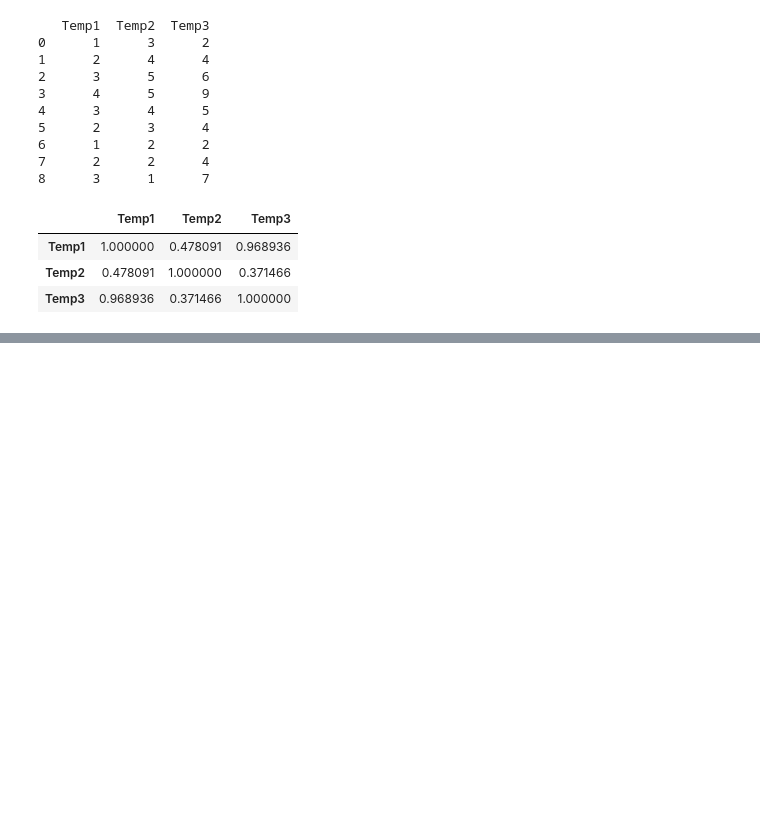
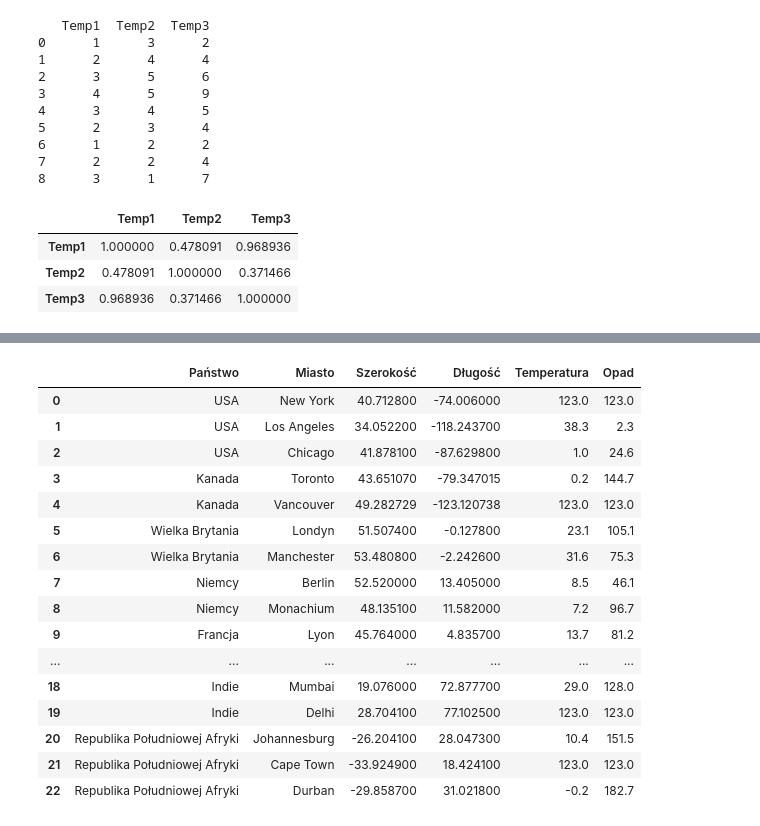
Before and after one commit to November7/AI4Youth, a Jupyter notebook: 3. Biblioteka Pandas/Python - lesson 5.ipynb, the cells around one changed output, grey strips where cells are left out. Drawn from its saved outputs; the diff is of its cells as text; code cells hidden in the pictures; blank space fills up the shorter version.

```diff
--- a/3. Biblioteka Pandas/Python - lesson 5.ipynb
+++ b/3. Biblioteka Pandas/Python - lesson 5.ipynb
@@ -430,0 +557,21 @@ df.corr()
+# %%
+kopia2 = all.fillna(123)
+kopia2
+# %% [output]
+|  | Państwo | Miasto | Szerokość | Długość | Temperatura | Opad |
+| 0 | USA | New York | 40.712800 | -74.006000 | 123.0 | 123.0 |
+| 1 | USA | Los Angeles | 34.052200 | -118.243700 | 38.3 | 2.3 |
+| 2 | USA | Chicago | 41.878100 | -87.629800 | 1.0 | 24.6 |
+| 3 | Kanada | Toronto | 43.651070 | -79.347015 | 0.2 | 144.7 |
+| 4 | Kanada | Vancouver | 49.282729 | -123.120738 | 123.0 | 123.0 |
+| 5 | Wielka Brytania | Londyn | 51.507400 | -0.127800 | 23.1 | 105.1 |
+| 6 | Wielka Brytania | Manchester | 53.480800 | -2.242600 | 31.6 | 75.3 |
+| 7 | Niemcy | Berlin | 52.520000 | 13.405000 | 8.5 | 46.1 |
+| 8 | Niemcy | Monachium | 48.135100 | 11.582000 | 7.2 | 96.7 |
+| 9 | Francja | Lyon | 45.764000 | 4.835700 | 13.7 | 81.2 |
+| ... | ... | ... | ... | ... | ... | ... |
+| 18 | Indie | Mumbai | 19.076000 | 72.877700 | 29.0 | 128.0 |
+| 19 | Indie | Delhi | 28.704100 | 77.102500 | 123.0 | 123.0 |
+| 20 | Republika Południowej Afryki | Johannesburg | -26.204100 | 28.047300 | 10.4 | 151.5 |
+| 21 | Republika Południowej Afryki | Cape Town | -33.924900 | 18.424100 | 123.0 | 123.0 |
+| 22 | Republika Południowej Afryki | Durban | -29.858700 | 31.021800 | -0.2 | 182.7 |
```
Also changed, not shown: parts of 45 cells of this notebook, 13 other files.
